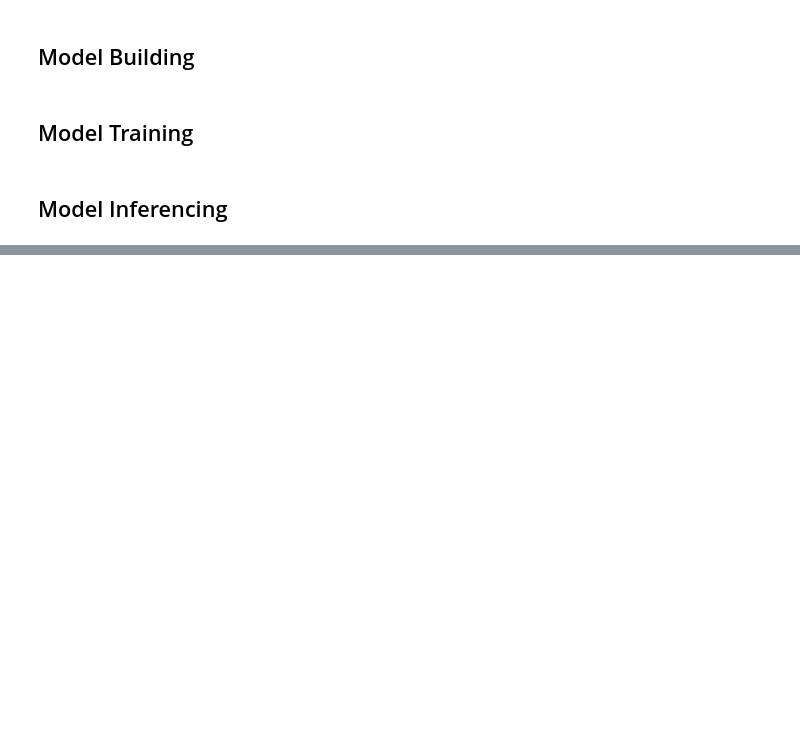
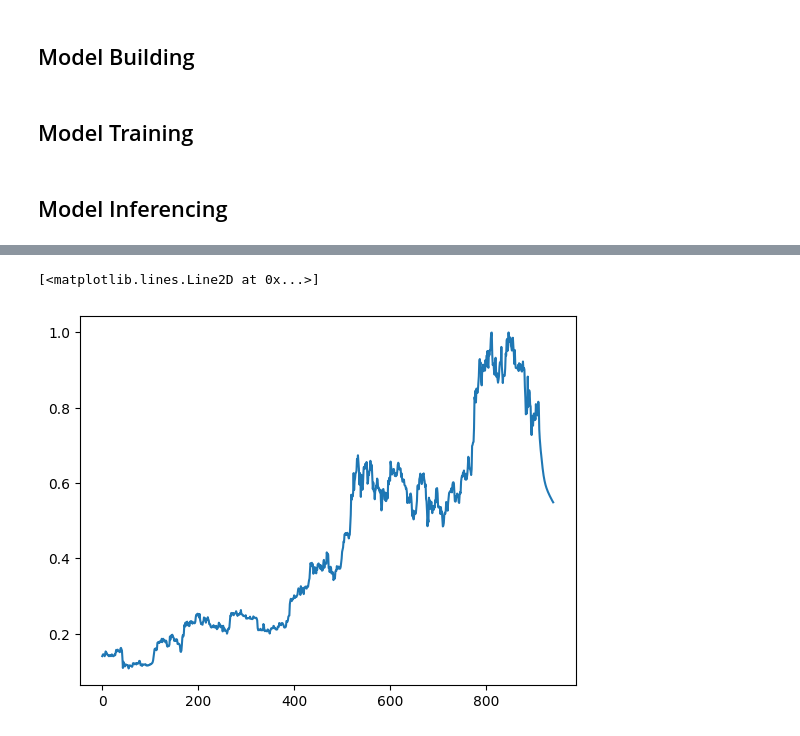
Before and after one commit to JayaWinata/Bitcoin-Price-Prediction-MLFLOW, a Jupyter notebook: prediction_script.ipynb, the cells around one changed output, grey strips where cells are left out. Saved outputs shown, nothing was run; the diff lists cells and outputs as text; code cells hidden in the pictures; blank space fills up the shorter version.

```diff
--- a/prediction_script.ipynb
+++ b/prediction_script.ipynb
@@ -258,0 +368,9 @@ model = mlflow.pyfunc.load_model(MODEL_URI)
+# %%
+# Combine X_input and lst_output for smoother plotting
+combined_df = df_v1.tolist()
+combined_df.extend(lst_output)
+# %%
+plt.plot(combined_df[1000:])
+# %% [output]
+[<matplotlib.lines.Line2D at 0x...>]
+[figure, added]
```
Also changed, not shown: parts of 22 cells of this notebook, 2 other files.
